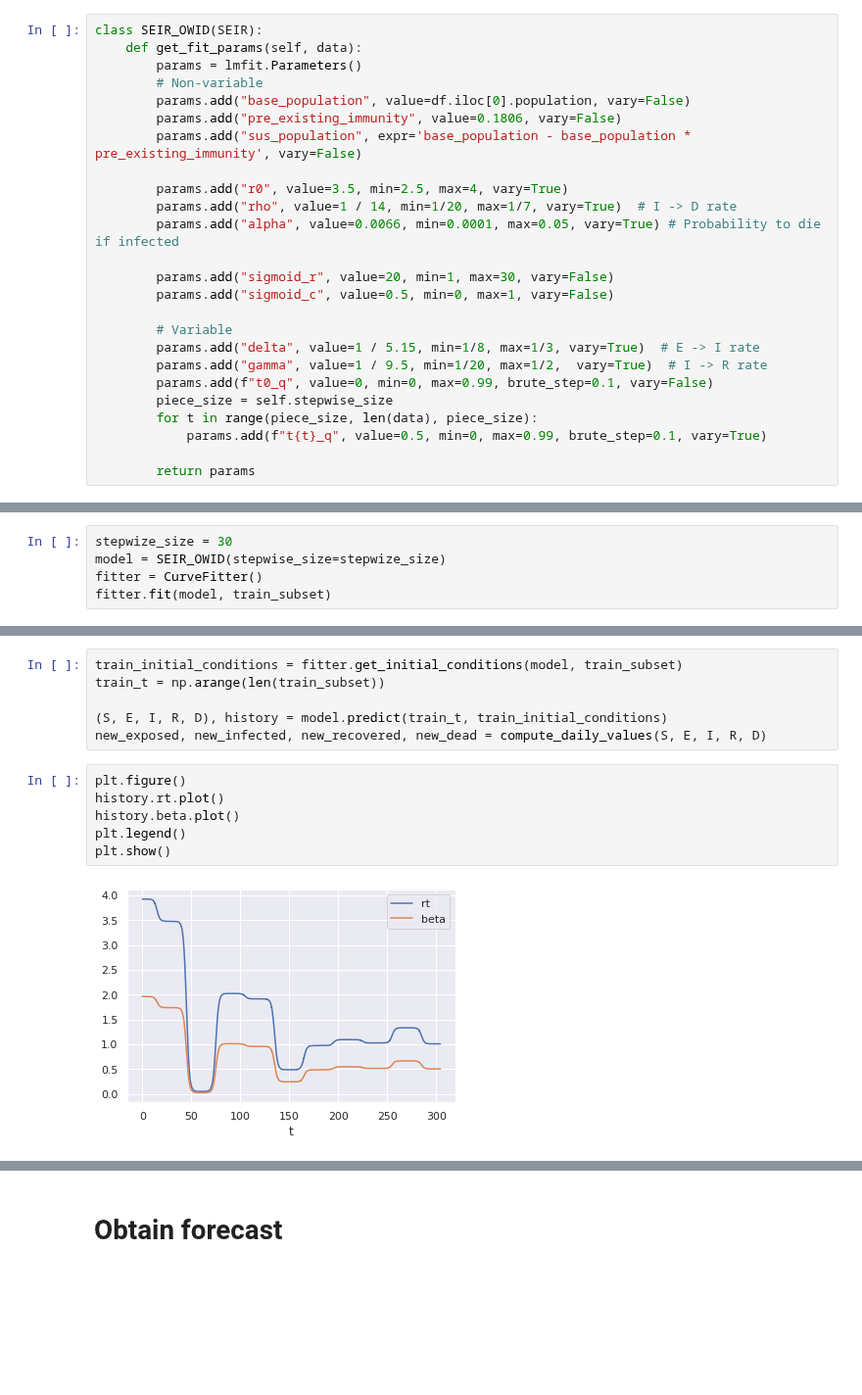
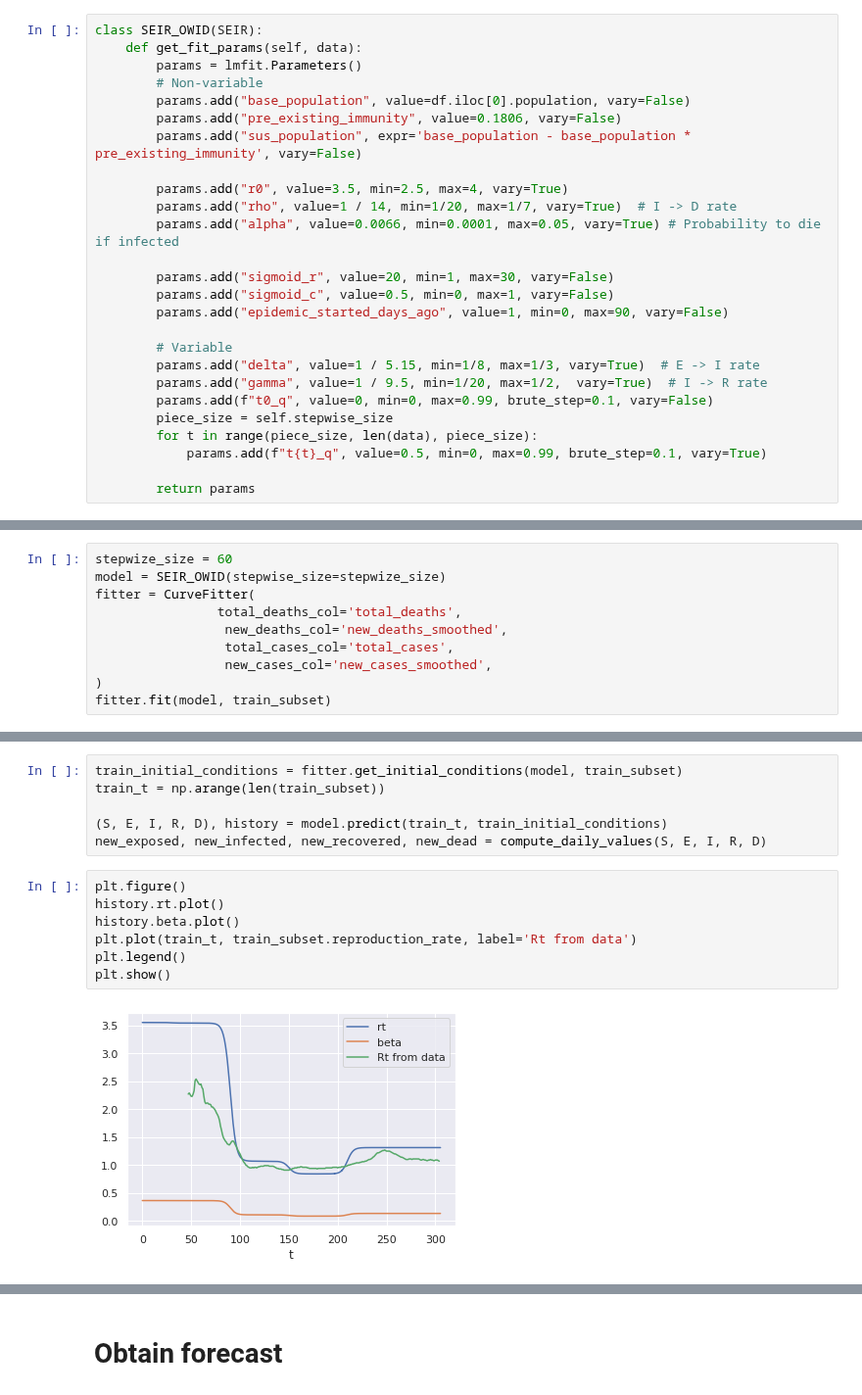
Before and after one commit to btseytlin/covid_peak_sir_modelling, a Jupyter notebook: seir_curve_fit_owid.ipynb, the cells around one changed output, grey strips where cells are left out. Shown at 98% size. Drawn from its saved outputs; the diff is of its cells as text; blank space fills up the shorter version.

Commit message:
Fit only to new daily cases, introduce epidemic start param

```diff
--- a/seir_curve_fit_owid.ipynb
+++ b/seir_curve_fit_owid.ipynb
@@ -83,6 +88,7 @@ class SEIR_OWID(SEIR):
 
         params.add("sigmoid_r", value=20, min=1, max=30, vary=False)
         params.add("sigmoid_c", value=0.5, min=0, max=1, vary=False)
+        params.add("epidemic_started_days_ago", value=1, min=0, max=90, vary=False)
 
         # Variable
         params.add("delta", value=1 / 5.15, min=1/8, max=1/3, vary=True)  # E -> I rate
@@ -116,9 +122,14 @@ test_subset.date[:3]
 52713   2020-12-03
 Name: date, dtype: datetime64[ns]
 # %%
-stepwize_size = 30
+stepwize_size = 60
 model = SEIR_OWID(stepwise_size=stepwize_size)
-fitter = CurveFitter()
+fitter = CurveFitter(
+                total_deaths_col='total_deaths',
+                 new_deaths_col='new_deaths_smoothed',
+                 total_cases_col='total_cases',
+                 new_cases_col='new_cases_smoothed',
+)
 fitter.fit(model, train_subset)
 # %%
 result = fitter.result
@@ -176,11 +170,12 @@ new_exposed, new_infected, new_recovered, new_dead = compute_daily_values(S, E,
 # %%
 plt.figure()
 history.rt.plot()
 history.beta.plot()
+plt.plot(train_t, train_subset.reproduction_rate, label='Rt from data')
 plt.legend()
 plt.show()
 # %% [output]
-[figure, old version]
+[figure, new version]
 # %%
 plt.figure(figsize=(10, 7))
 plt.plot(train_subset.date, I, label='infected')
```
Also changed, not shown: parts of 16 cells of this notebook, 1 other file.
